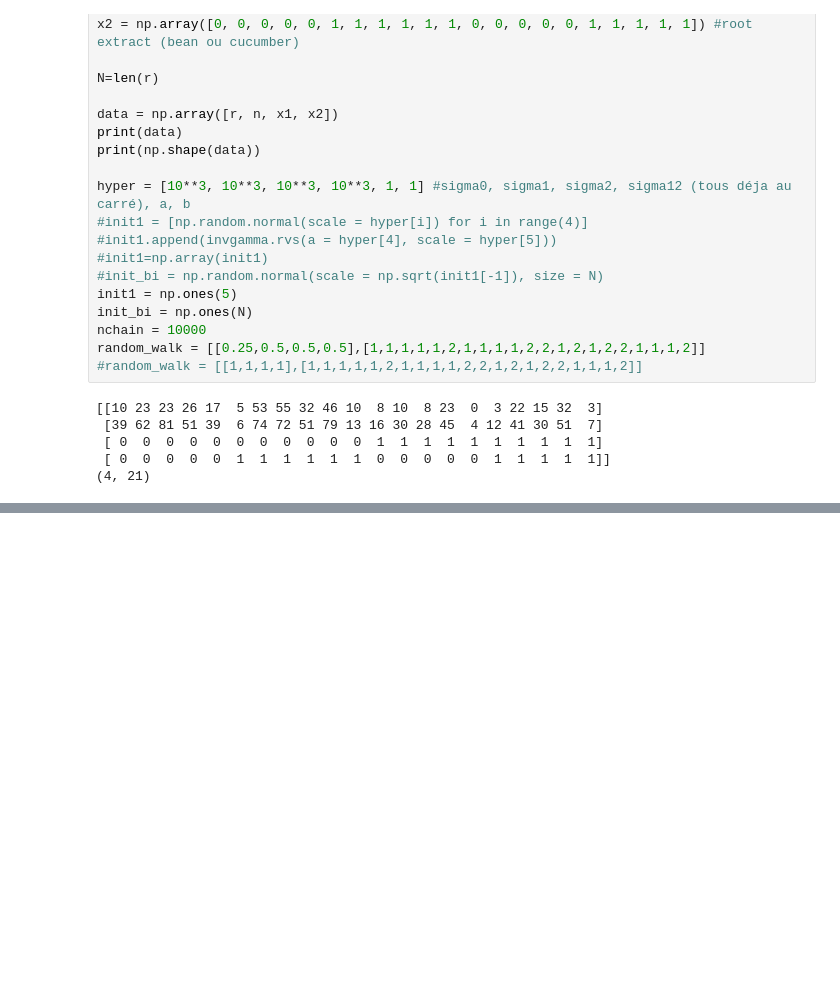
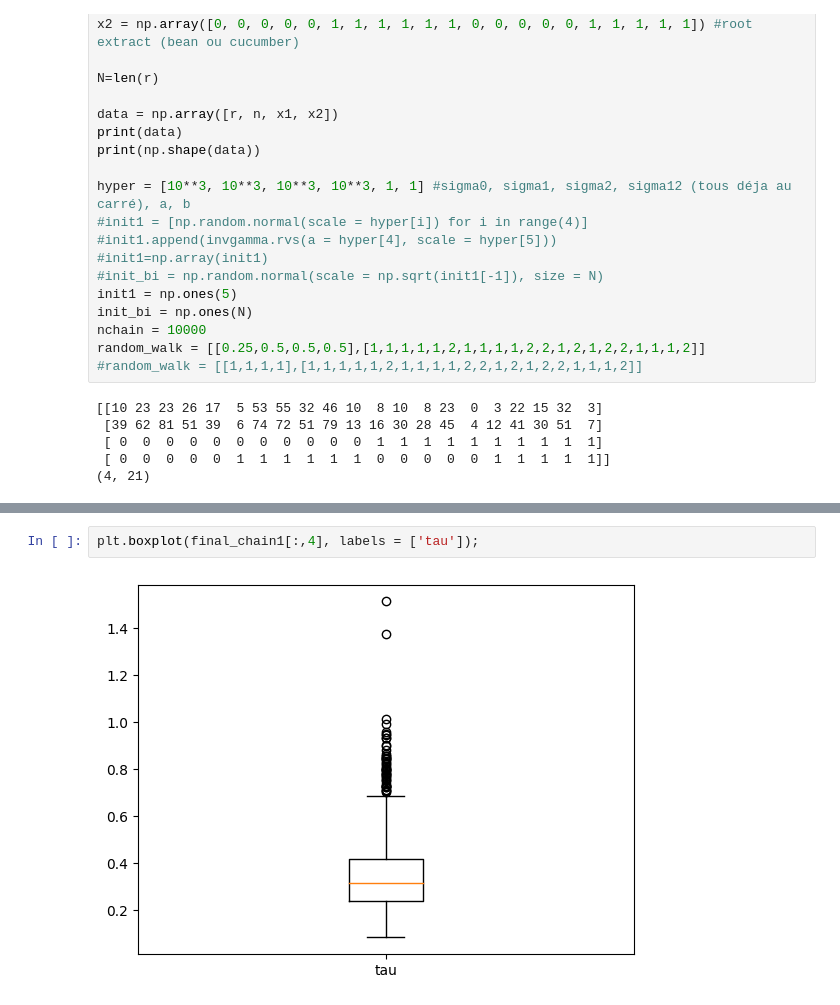
Before and after one commit to Gatienn/Bayes_seeds, a Jupyter notebook: seeds.ipynb, the cells around one changed output, grey strips where cells are left out. Drawn from its saved outputs; the diff is of its cells as text; blank space fills up the shorter version.

```diff
--- a/seeds.ipynb
+++ b/seeds.ipynb
@@ -212,0 +223,4 @@ for i in range(len(chain_bi[0])):
+# %%
+plt.boxplot(final_chain1[:,4], labels = ['tau']);
+# %% [output]
+[figure, added]
```
Also changed, not shown: parts of 15 cells of this notebook, 5 other files.
